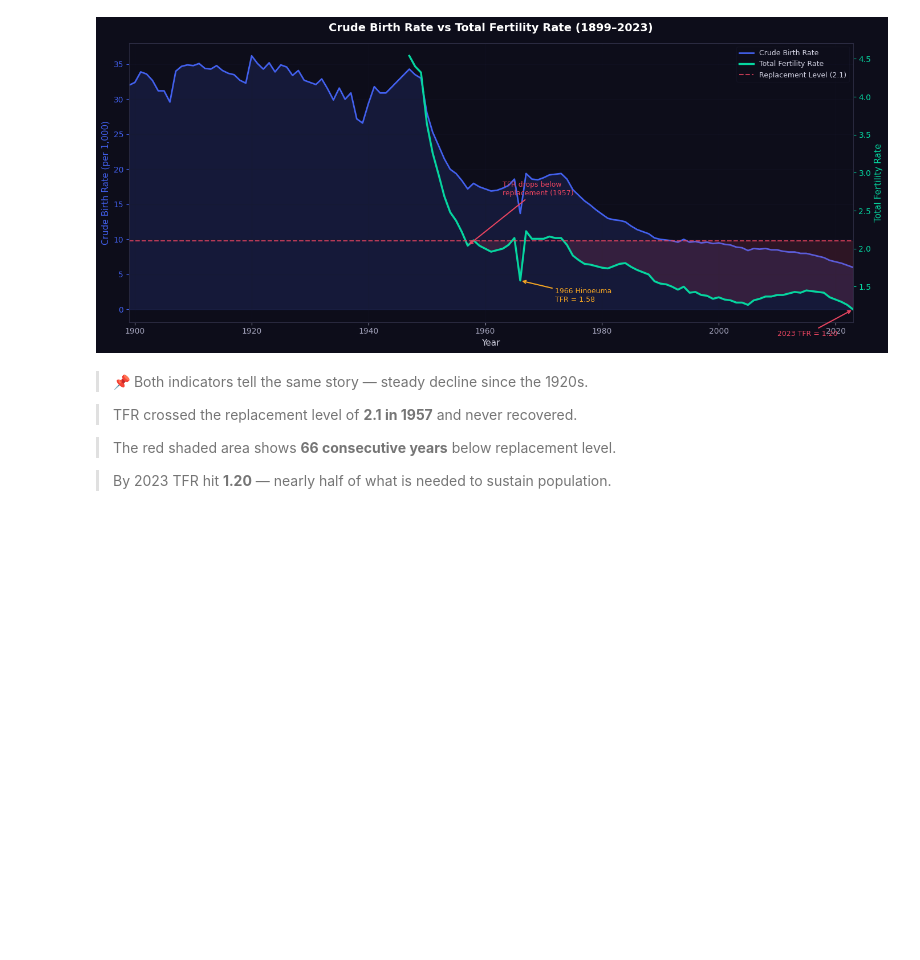
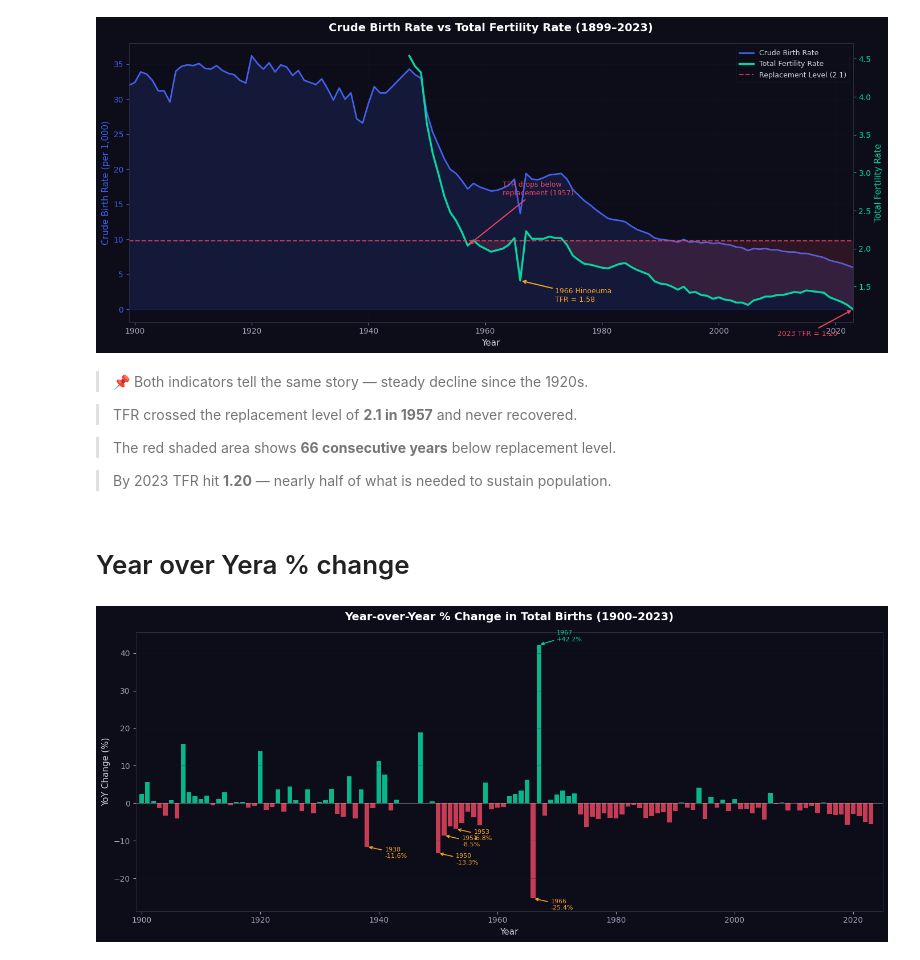
Before and after one commit to suzzzel5/Japan-Birth-Statistics-1899-2023-, a Jupyter notebook: notebooks/03_visuallzations.ipynb, the cells around one changed output. Cells and saved outputs as stored; diff of their text form; code cells hidden in the pictures; blank space fills up the shorter version.

Commit message:
year over yera change visuyal

```diff
--- a/notebooks/03_visuallzations.ipynb
+++ b/notebooks/03_visuallzations.ipynb
@@ -276,3 +276,50 @@ plt.show()
 > The red shaded area shows **66 consecutive years** below replacement level.
 
 > By 2023 TFR hit **1.20** — nearly half of what is needed to sustain population.
+# %% [markdown]
+# Year over Yera % change
+# %%
+fig, ax = plt.subplots(figsize=(14, 6))
+
+colors = [C['green'] if x >= 0 else C['red'] for x in df['yoy_pct']]
+
+ax.bar(df['year'], df['yoy_pct'],
+          color=colors, width=0.8, alpha=0.85)
+ax.axhline(y=0, color=C['white'],
+               linewidth=0.8, alpha=0.4)
+
+# Annotate 5 biggest drops
+biggest_drops = df.nsmallest(5, 'yoy_pct')[['year', 'yoy_pct']]
+for _, row in biggest_drops.iterrows():
+     ax.annotate(f"{int(row['year'])}\n{row['yoy_pct']:.1f}%",
+                    xy=(row['year'], row['yoy_pct']),
+                    xytext=(row['year'] + 3, row['yoy_pct'] - 3),
+                    arrowprops=dict(arrowstyle='->', color=C['gold'], lw=1.2),
+                    color=C['gold'], fontsize=8)
+
+# Annotate biggest spike
+biggest_spike = df.nlargest(1, 'yoy_pct')[['year', 'yoy_pct']]
+for _, row in biggest_spike.iterrows():
+     ax.annotate(f"{int(row['year'])}\n+{row['yoy_pct']:.1f}%",
+                    xy=(row['year'], row['yoy_pct']),
+                    xytext=(row['year'] + 3, row['yoy_pct'] + 1),
+                    arrowprops=dict(arrowstyle='->', color=C['green'], lw=1.2),
+                    color=C['green'], fontsize=8)
+
+# Legend patches
+# gain_patch = mpatches.Patch(color=C['green'], label='Births Increased')
+# drop_patch = mpatches.Patch(color=C['red'],   label='Births Decreased')
+# ax.legend(handles=[gain_patch, drop_patch], loc='lower left')
+
+ax.set_title("Year-over-Year % Change in Total Births (1900–2023)",
+               fontweight='bold', pad=15)
+ax.set_xlabel("Year")
+ax.set_ylabel("YoY Change (%)")
+ax.set_xlim(1899, 2025)
+ax.grid(True, axis='y', alpha=0.3)
+plt.tight_layout()
+plt.savefig('../reports/final_04_yoy_change.png', dpi=150,
+               bbox_inches='tight', facecolor='#0d0d1a')
+plt.show()
+# %% [output]
+[figure, added]
```
Also changed, not shown: parts of 1 cell of this notebook.
